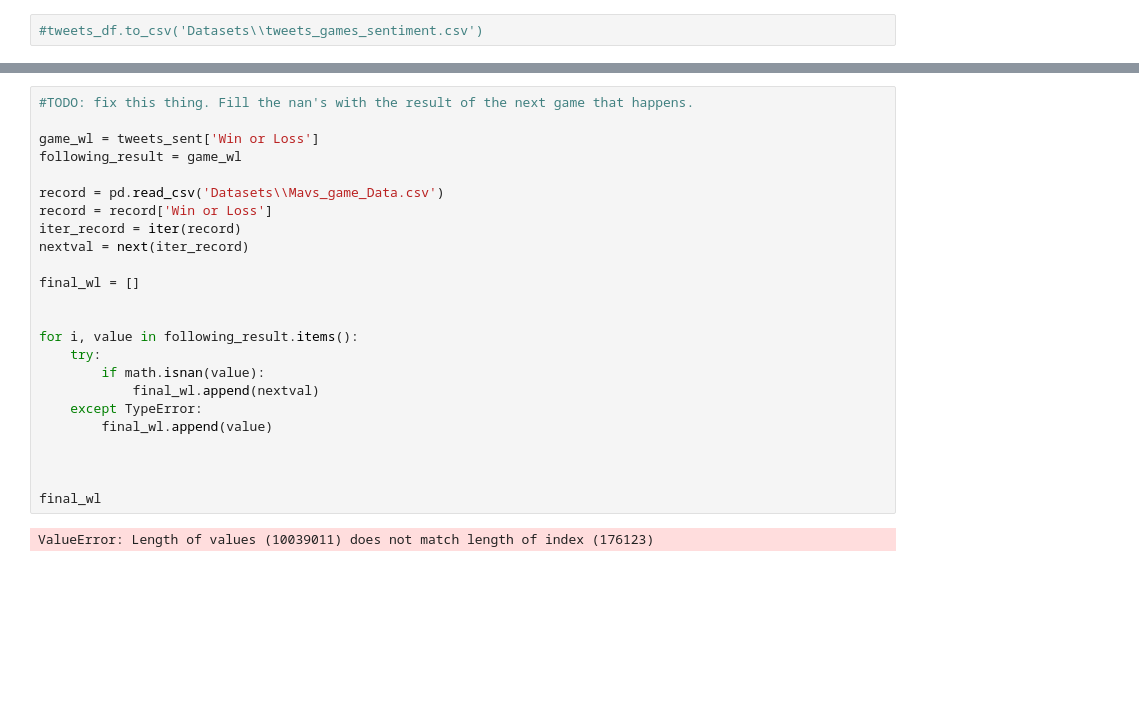
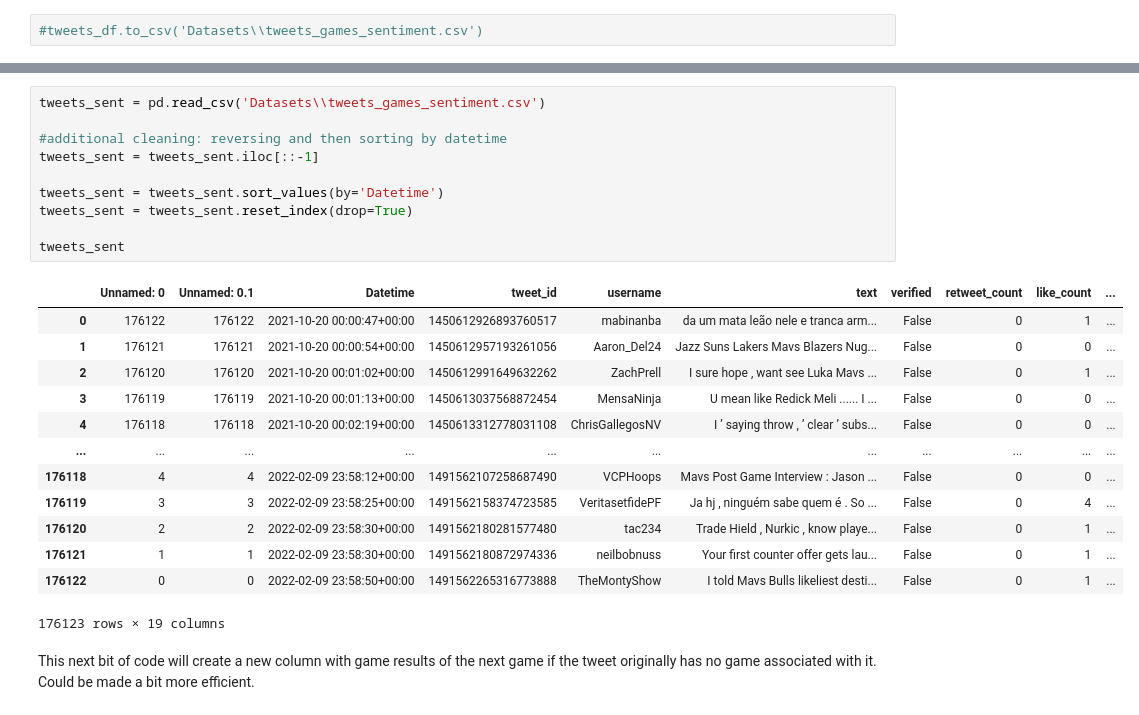
Before and after one commit to alchemicHen/twitter_nba_project, a Jupyter notebook: twitter_games_analysis.ipynb, the cells around one changed output, grey strips where cells are left out. Cells and saved outputs as stored; diff of their text form; blank space fills up the shorter version.

Commit message:
output final dataset with additional column for the following game's outcome.

```diff
--- a/twitter_games_analysis.ipynb
+++ b/twitter_games_analysis.ipynb
@@ -94,26 +77,26 @@ tweets_sent
-# %%
-#TODO: fix this thing. Fill the nan's with the result of the next game that happens.
-
-game_wl = tweets_sent['Win or Loss']
-following_result = game_wl
-
-record = pd.read_csv('Datasets\\Mavs_game_Data.csv')
-record = record['Win or Loss']
-iter_record = iter(record)
-nextval = next(iter_record)
-
-final_wl = []
-
-
-for i, value in following_result.items():
-    try:
-        if math.isnan(value):
-            final_wl.append(nextval)
-    except TypeError:
-        final_wl.append(value)
-
-
-
-final_wl
-# %% [output]
-ValueError: Length of values (10039011) does not match length of index (176123)
+# %%
+tweets_sent = pd.read_csv('Datasets\\tweets_games_sentiment.csv')
+
+#additional cleaning: reversing and then sorting by datetime
+tweets_sent = tweets_sent.iloc[::-1]
+
+tweets_sent = tweets_sent.sort_values(by='Datetime')
+tweets_sent = tweets_sent.reset_index(drop=True)
+
+tweets_sent
+# %% [output]
+|  | Unnamed: 0 | Unnamed: 0.1 | Datetime | tweet_id | username | text | verified | retweet_count | like_count | ... |
+| 0 | 176122 | 176122 | 2021-10-20 00:00:47+00:00 | 1450612926893760517 | mabinanba | da um mata leão nele e tranca arm... | False | 0 | 1 | ... |
+| 1 | 176121 | 176121 | 2021-10-20 00:00:54+00:00 | 1450612957193261056 | Aaron_Del24 | Jazz Suns Lakers Mavs Blazers Nug... | False | 0 | 0 | ... |
+| 2 | 176120 | 176120 | 2021-10-20 00:01:02+00:00 | 1450612991649632262 | ZachPrell | I sure hope , want see Luka Mavs ... | False | 0 | 1 | ... |
+| 3 | 176119 | 176119 | 2021-10-20 00:01:13+00:00 | 1450613037568872454 | MensaNinja | U mean like Redick Meli ...... I ... | False | 0 | 0 | ... |
+| 4 | 176118 | 176118 | 2021-10-20 00:02:19+00:00 | 1450613312778031108 | ChrisGallegosNV | I ’ saying throw , ’ clear ’ subs... | False | 0 | 0 | ... |
+| ... | ... | ... | ... | ... | ... | ... | ... | ... | ... | ... |
+| 176118 | 4 | 4 | 2022-02-09 23:58:12+00:00 | 1491562107258687490 | VCPHoops | Mavs Post Game Interview : Jason ... | False | 0 | 0 | ... |
+| 176119 | 3 | 3 | 2022-02-09 23:58:25+00:00 | 1491562158374723585 | VeritasetfidePF | Ja hj , ninguém sabe quem é . So ... | False | 0 | 4 | ... |
+| 176120 | 2 | 2 | 2022-02-09 23:58:30+00:00 | 1491562180281577480 | tac234 | Trade Hield , Nurkic , know playe... | False | 0 | 1 | ... |
+| 176121 | 1 | 1 | 2022-02-09 23:58:30+00:00 | 1491562180872974336 | neilbobnuss | Your first counter offer gets lau... | False | 0 | 1 | ... |
+| 176122 | 0 | 0 | 2022-02-09 23:58:50+00:00 | 1491562265316773888 | TheMontyShow | I told Mavs Bulls likeliest desti... | False | 0 | 1 | ... |
+176123 rows × 19 columns
+# %% [markdown]
+This next bit of code will create a new column with game results of the next game if the tweet originally has no game associated with it. Could be made a bit more efficient.
```
Also changed, not shown: parts of 6 cells of this notebook, 1 other file.
